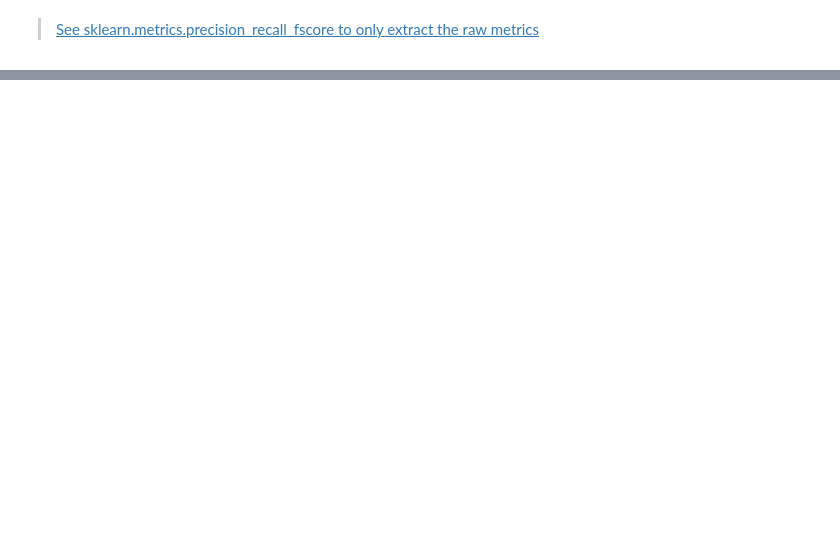
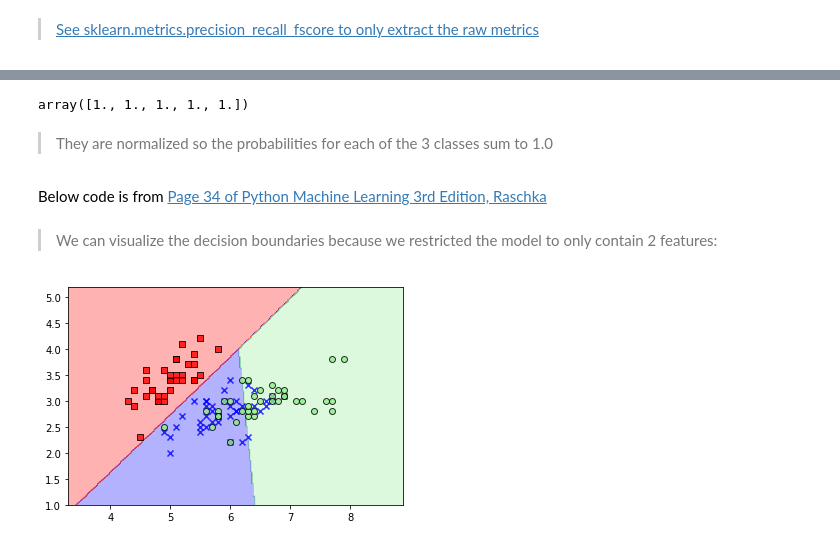
Before and after one commit to appliedecon/data602-lectures, a Jupyter notebook: week06/logistic-regression.ipynb, the cells around one changed output, grey strips where cells are left out. Saved outputs shown, nothing was run; the diff lists cells and outputs as text; code cells hidden in the pictures; blank space fills up the shorter version.

Commit message:
Add files via upload
Added regularization and multiclass examples

```diff
--- a/week06/logistic-regression.ipynb
+++ b/week06/logistic-regression.ipynb
@@ -673,3 +751,8 @@ Outputs are normalized so they sum to one.
 > This is built-in to the algorithms in scikit-learn. Each class's "probability" will be returned.
 
 For more information, see [Raschka's explaination in the mlxtend library.](http://rasbt.github.io/mlxtend/user_guide/classifier/SoftmaxRegression/)
+# %%
+from sklearn.datasets import load_iris
+
+iX = load_iris()['data'][:,:2]
+iy = load_iris()['target']
@@ -675,0 +801,45 @@ For more information, see [Raschka's explaination in the mlxtend library.](http:
+# %%
+ihats[:5, :].sum(axis=1)
+# %% [output]
+array([1., 1., 1., 1., 1.])
+# %% [markdown]
+> They are normalized so the probabilities for each of the 3 classes sum to 1.0
+# %% [markdown]
+Below code is from [Page 34 of Python Machine Learning 3rd Edition, Raschka](https://github.com/rasbt/python-machine-learning-book-3rd-edition/blob/master/ch02/ch02.ipynb)
+# %%
+from matplotlib.colors import ListedColormap
+
+
+def plot_decision_regions(X, y, classifier, resolution=0.02):
+
+    # setup marker generator and color map
+    markers = ('s', 'x', 'o', '^', 'v')
+    colors = ('red', 'blue', 'lightgreen', 'gray', 'cyan')
+    cmap = ListedColormap(colors[:len(np.unique(y))])
+
+    # plot the decision surface
+    x1_min, x1_max = X[:, 0].min() - 1, X[:, 0].max() + 1
+    x2_min, x2_max = X[:, 1].min() - 1, X[:, 1].max() + 1
+    xx1, xx2 = np.meshgrid(np.arange(x1_min, x1_max, resolution),
+                           np.arange(x2_min, x2_max, resolution))
+    Z = classifier.predict(np.array([xx1.ravel(), xx2.ravel()]).T)
+    Z = Z.reshape(xx1.shape)
+    plt.contourf(xx1, xx2, Z, alpha=0.3, cmap=cmap)
+    plt.xlim(xx1.min(), xx1.max())
+    plt.ylim(xx2.min(), xx2.max())
+
+    # plot class examples
+    for idx, cl in enumerate(np.unique(y)):
+        plt.scatter(x=X[y == cl, 0],
+                    y=X[y == cl, 1],
+                    alpha=0.8,
+                    c=colors[idx],
+                    marker=markers[idx],
+                    label=cl,
+                    edgecolor='black')
+# %% [markdown]
+> We can visualize the decision boundaries because we restricted the model to only contain 2 features:
+# %%
+plot_decision_regions(iX_train, iy_train, irisModel)
+# %% [output]
+[figure, added]
```
Also changed, not shown: parts of 23 cells of this notebook.
